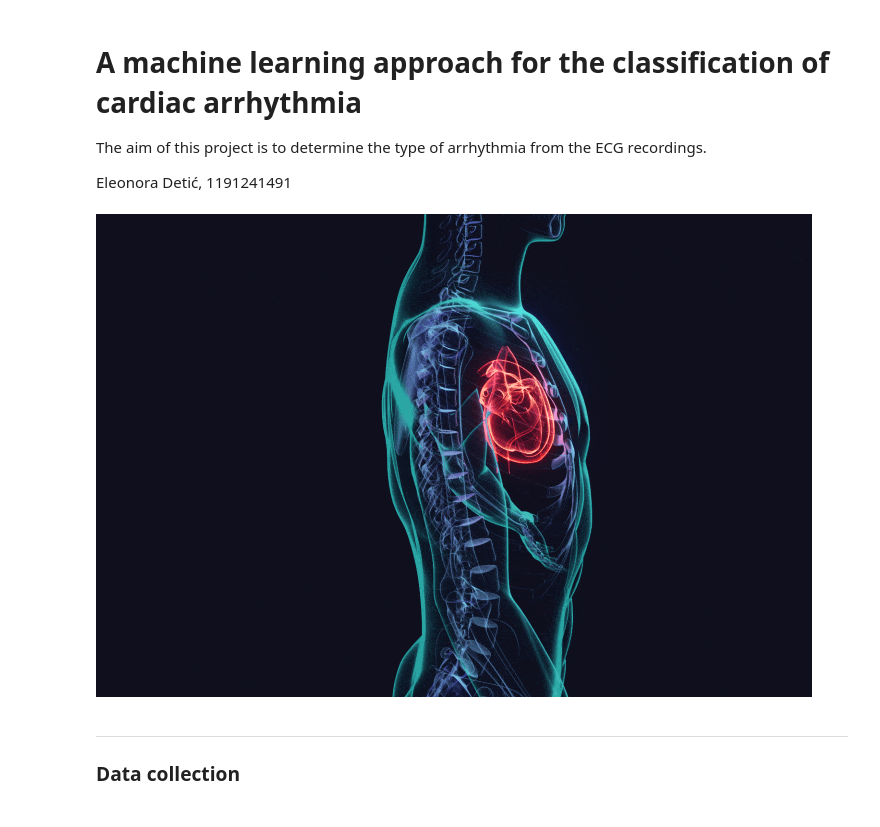
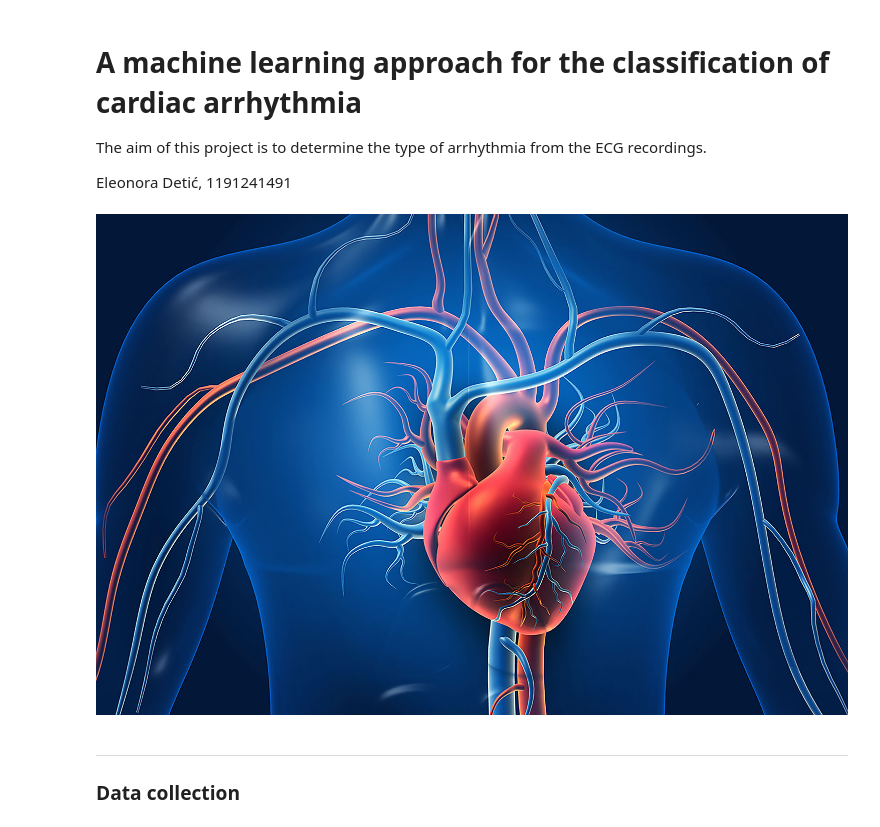
Before and after one commit to anaterovic/UZOP, a Jupyter notebook: code.ipynb, the cells around one changed output. Cells and saved outputs as stored; diff of their text form; code cells hidden in the pictures.

```diff
--- a/code.ipynb
+++ b/code.ipynb
@@ -5,9 +5,9 @@ The aim of this project is to determine the type of arrhythmia from the ECG reco
 Eleonora Detić, 1191241491
 # %%
 from IPython.display import Image
-Image('/Users/eleonoradetic/UZOP/heart.gif')
+Image('/Users/eleonoradetic/UZOP/heart.jpg', width=800)
 # %% [output]
-[figure, old version]
+[figure, new version]
 # %% [markdown]
 ---------
 
```
Also changed, not shown: 2 other files.
